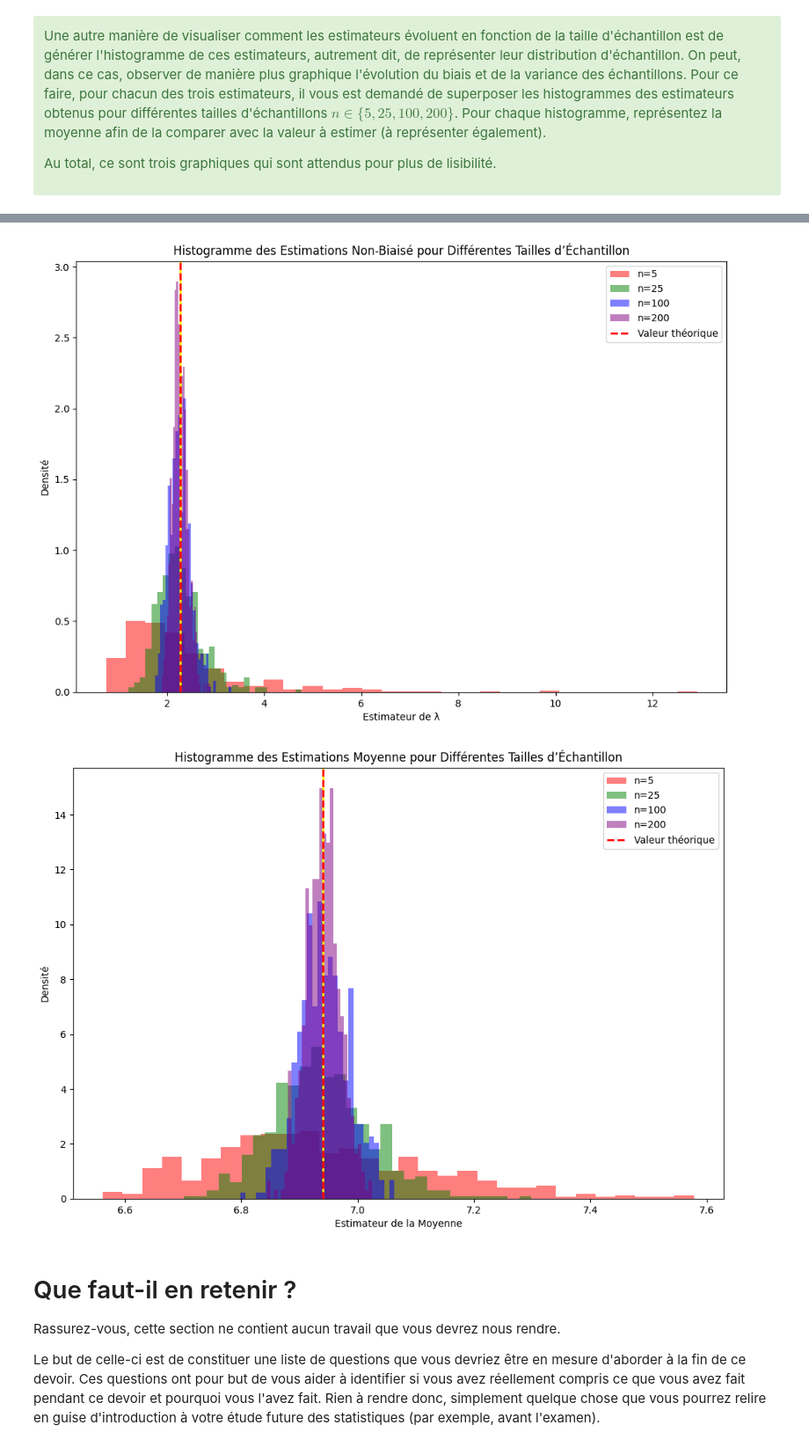
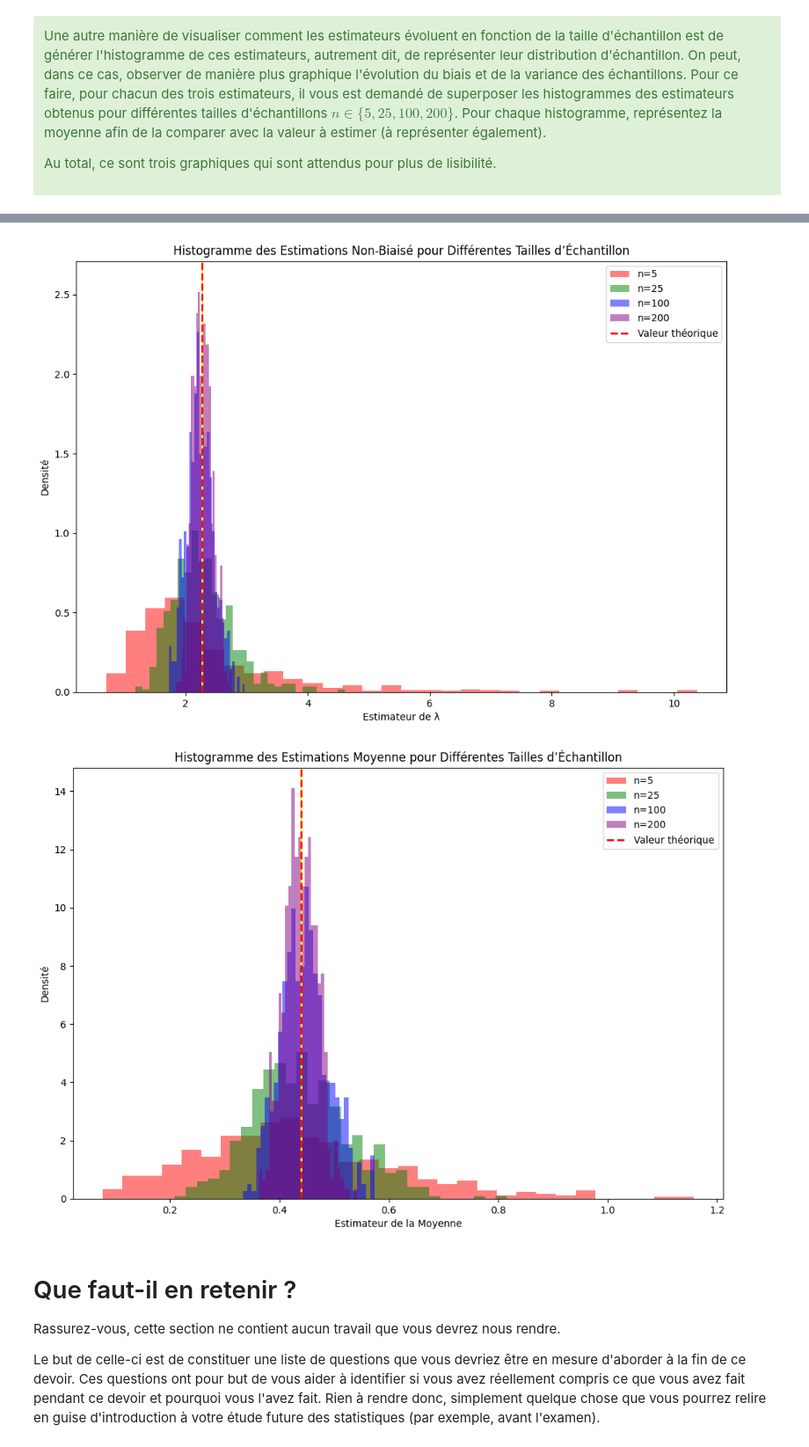
Before and after one commit to LeJzer03/Stat.-Devoir---Github, a Jupyter notebook: math0487_hw1_student.ipynb, the cells around one changed output, grey strips where cells are left out. Shown at 88% size. Cells and saved outputs as stored; diff of their text form; code cells hidden in the pictures.

```diff
--- a/math0487_hw1_student.ipynb
+++ b/math0487_hw1_student.ipynb
@@ -580,7 +585,7 @@ biases = []
 variances = []
 
 # Valeur théorique de lambda
-lambda_theorique = lambda_mle
+lambda_theorique = 2.272
 
 # Taille des échantillons
 n_values = range(2, 101)
@@ -603,22 +608,27 @@ for n in n_values:
     variances.append(variance)
 
 plt.figure(figsize=(10, 6))
-plt.plot(n_values, biases, label='Biais')
-
-
-
+plt.plot(n_values, biases, label="Biais de $\\hat{\\lambda}_{MLE}$")
 plt.xlabel('Taille de l\'échantillon (n)')
 plt.ylabel('Biais')
-plt.title('Évolution du biais de l\'estimateur MLE en fonction de la taille de l\'échantillon')
+plt.title('Évolution du biais de l\'estimateur MLE ($\\hat{\\lambda}_{MLE}$) en fonction de la taille de l\'échantillon')
 plt.legend()
+plt.minorticks_on()
+plt.grid(which='both', linestyle='--', linewidth=0.5)
+plt.tick_params(which='both', direction='in', top=True, right=True)
+
 plt.show()
 
 # Tracé de la variance
 plt.figure(figsize=(10, 6))
-plt.plot(n_values, variances, label='Variance')
+plt.plot(n_values, variances, label="Variance de $\\hat{\\lambda}_{MLE}$")
 plt.xlabel('Taille de l\'échantillon (n)')
 plt.ylabel('Variance')
-plt.title('Évolution de la variance de l\'estimateur MLE en fonction de la taille de l\'échantillon')
+plt.title('Évolution de la variance de l\'estimateur MLE ($\\hat{\\lambda}_{MLE}$) en fonction de la taille de l\'échantillon')
 plt.legend()
+plt.minorticks_on()
+plt.grid(which='both', linestyle='--', linewidth=0.5)
+plt.tick_params(which='both', direction='in', top=True, right=True)
+
 plt.show()
 # %% [output]
@@ -885,6 +951,9 @@ Au total, ce sont trois graphiques qui sont attendus pour plus de lisibilité.
 </div>
 # %%
 """VOTRE CODE ICI"""
+
+import numpy as np
+import matplotlib.pyplot as plt
 
 # Définir la valeur théorique de lambda
 lambda_theorique = lambda_mle
@@ -905,7 +974,7 @@ def generate_estimates(sample_size, num_repetitions, lambda_theorique):
         sample = np.random.exponential(1/lambda_theorique, sample_size) + 6.5
         mle_estimate = sample_size / np.sum(sample - 6.5)
         unbiased_estimate = (sample_size - 1) / np.sum(sample - 6.5)
-        mean_estimate = np.mean(sample)
+        mean_estimate = 1 / mle_estimate
 
         mle_estimates.append(mle_estimate)
         unbiased_estimates.append(unbiased_estimate)
@@ -943,6 +1012,6 @@ plot_histogram({n: estimates[n][0] for n in sample_sizes}, 'MLE', lambda_theoriq
 plot_histogram({n: estimates[n][1] for n in sample_sizes}, 'Non-Biaisé', lambda_theorique, 'Estimateur de λ')
 
 # Histogramme pour l'estimateur de la moyenne
-theoretical_mean = 1 / lambda_theorique + 6.5
+theoretical_mean = 1 / lambda_theorique
 plot_histogram({n: estimates[n][2] for n in sample_sizes}, 'Moyenne', theoretical_mean, 'Estimateur de la Moyenne')
 # %% [output]
@@ -950,5 +1019,5 @@ plot_histogram({n: estimates[n][2] for n in sample_sizes}, 'Moyenne', theoretica
-[figure, old version]
+[figure, new version]
-[figure, old version]
+[figure, new version]
 # %% [markdown]
 # Que faut-il en retenir ?
 
```
Also changed, not shown: parts of 7 cells of this notebook.
